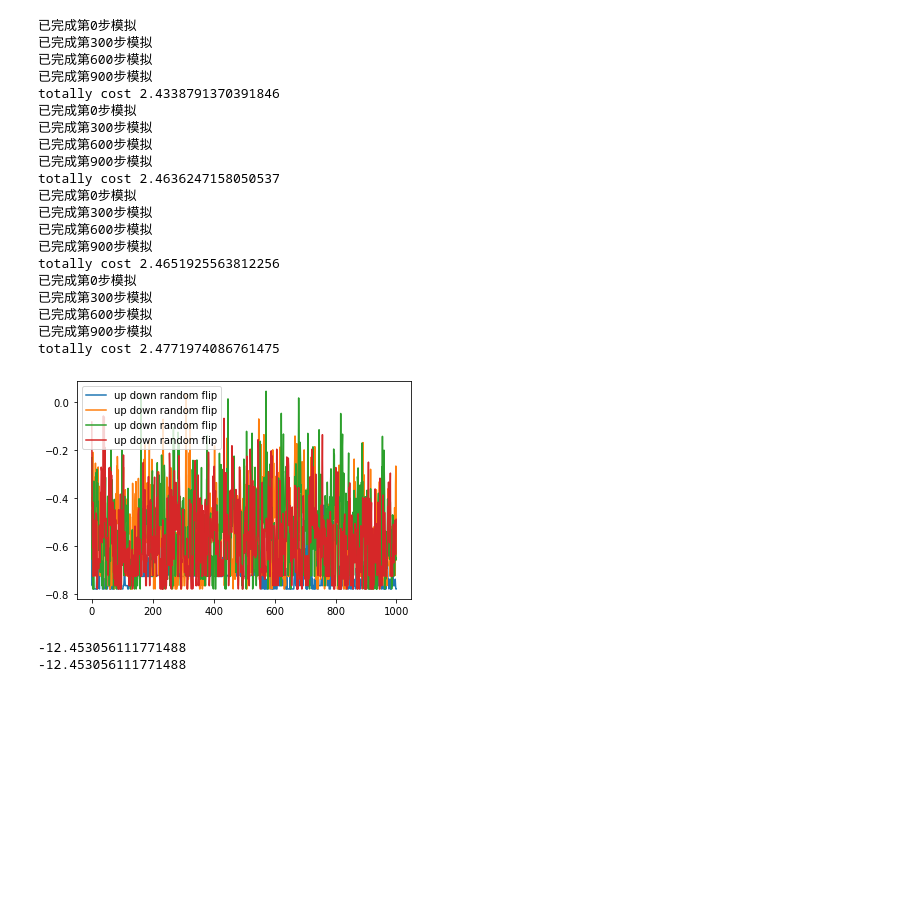
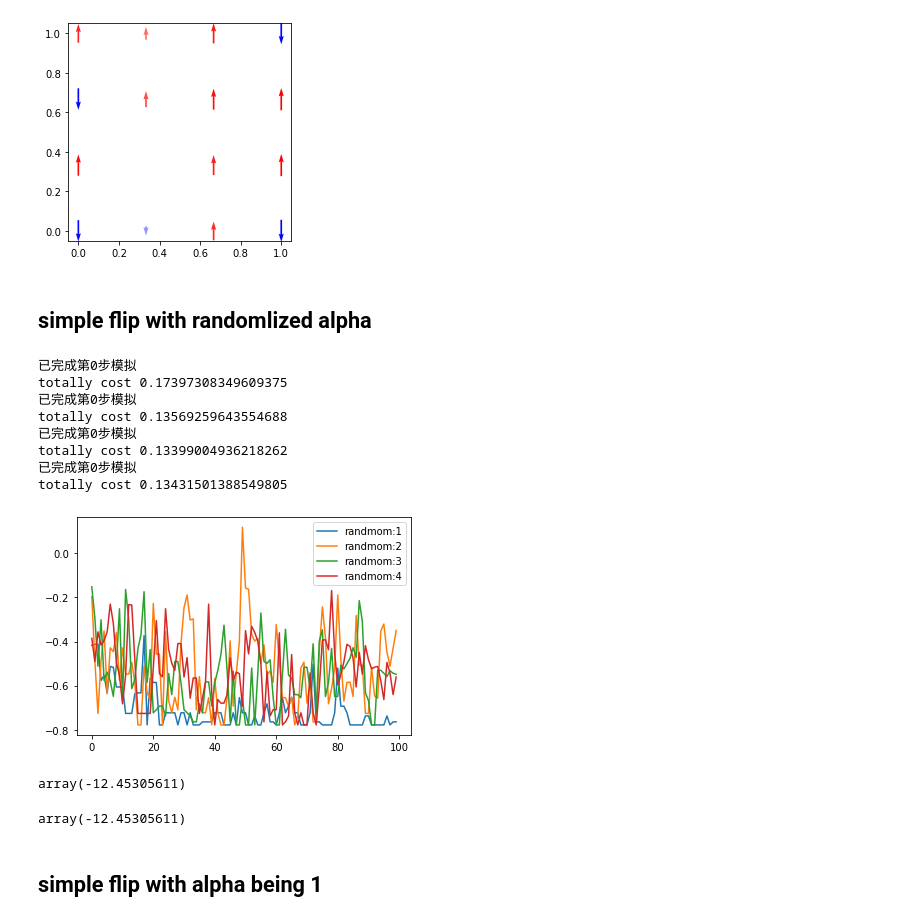
Before and after one commit to Yibo-Zhang/ising_model, a Jupyter notebook: python/heisenberg/Untitled.ipynb, the cells around one changed output. Saved outputs shown, nothing was run; the diff lists cells and outputs as text; code cells hidden in the pictures; blank space fills up the shorter version.

```diff
--- a/python/heisenberg/Untitled.ipynb
+++ b/python/heisenberg/Untitled.ipynb
@@ -5,38 +69,36 @@ import matplotlib.pyplot as plt
+# %%
+new_direction_model_2.plot_spin_z()
+# %% [output]
+[figure, added]
+# %% [markdown]
+## simple flip with randomlized alpha
 # %%
-simple_flip_model_1 = Up_down_flip_model(N=4,step=1000,label='randmom:1')
+simple_flip_model_1 = Up_down_flip_model(N=4,step=100,label='randmom:1')
 simple_flip_model_1.simulation(temperature=1)
-simple_flip_model_2 = Up_down_flip_model(N=4,step=1000,label='randmom:2')
+simple_flip_model_2 = Up_down_flip_model(N=4,step=100,label='randmom:2')
 simple_flip_model_2.simulation()
-simple_flip_model_3 = Up_down_flip_model(N=4,step=1000,label='randmom:3')
+simple_flip_model_3 = Up_down_flip_model(N=4,step=100,label='randmom:3')
 simple_flip_model_3.simulation()
-simple_flip_model_4 = Up_down_flip_model(N=4,step=1000,label='randmom:4')
+simple_flip_model_4 = Up_down_flip_model(N=4,step=100,label='randmom:4')
 simple_flip_model_4.simulation()
 # %% [output]
 已完成第0步模拟
-已完成第300步模拟
-已完成第600步模拟
-已完成第900步模拟
-totally cost 2.4338791370391846
+totally cost 0.17397308349609375
 已完成第0步模拟
-已完成第300步模拟
-已完成第600步模拟
-已完成第900步模拟
-totally cost 2.4636247158050537
+totally cost 0.13569259643554688
 已完成第0步模拟
-已完成第300步模拟
-已完成第600步模拟
-已完成第900步模拟
-totally cost 2.4651925563812256
+totally cost 0.13399004936218262
 已完成第0步模拟
-已完成第300步模拟
-已完成第600步模拟
-已完成第900步模拟
-totally cost 2.4771974086761475
+totally cost 0.13431501388549805
-[figure, old version]
+[figure, new version]
-# %%
-print(np.min(simple_flip_model_4.))
-print(np.min(simple_flip_model_1.energy))
-# %% [output]
--12.453056111771488
--12.453056111771488
+# %%
+simple_flip_model_3.lowest_energy
+# %% [output]
+array(-12.45305611)
+# %%
+simple_flip_model_3.lowest_energy
+# %% [output]
+array(-12.45305611)
+# %% [markdown]
+## simple flip with alpha being 1
 # %%
```
Also changed, not shown: parts of 8 cells of this notebook, 1 other file.
